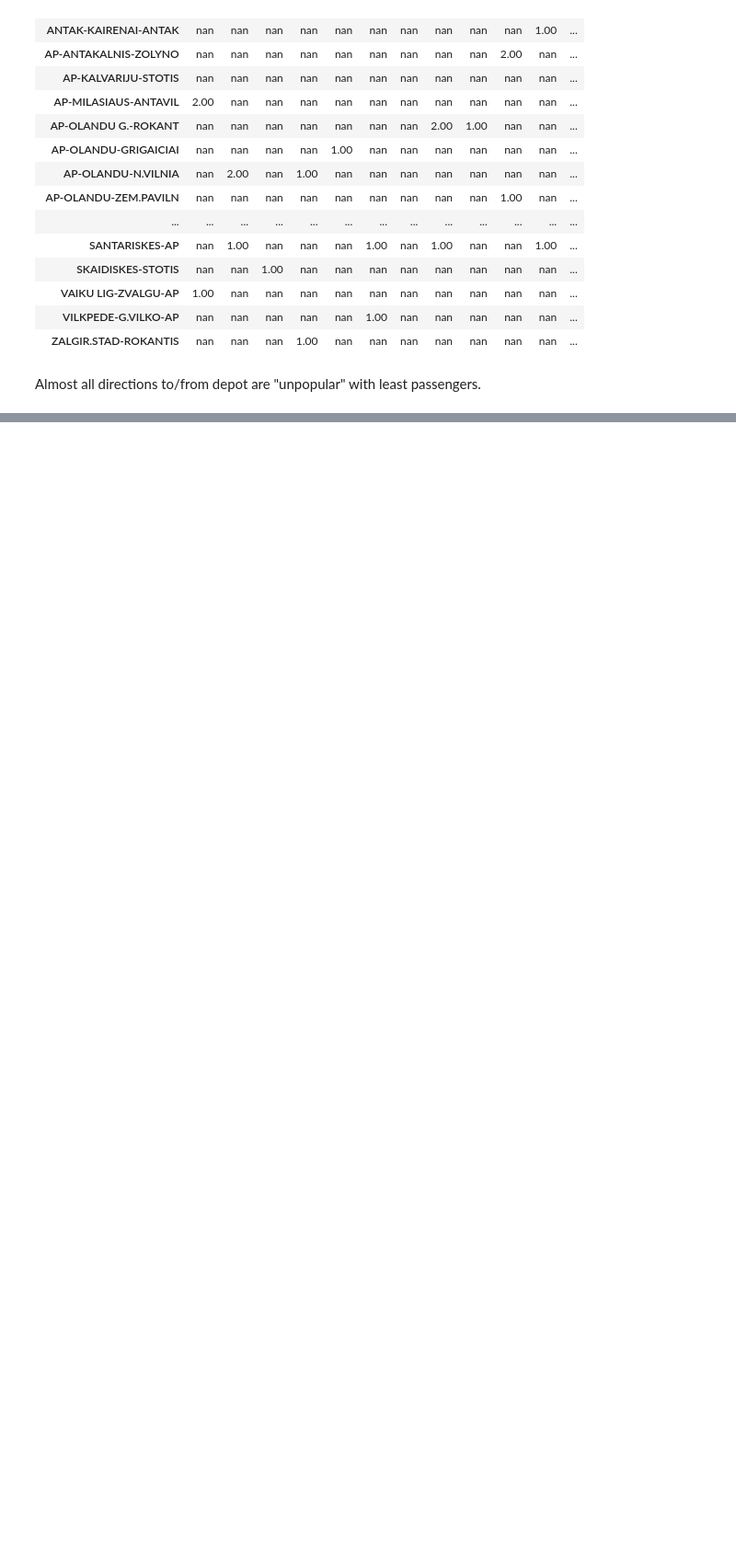
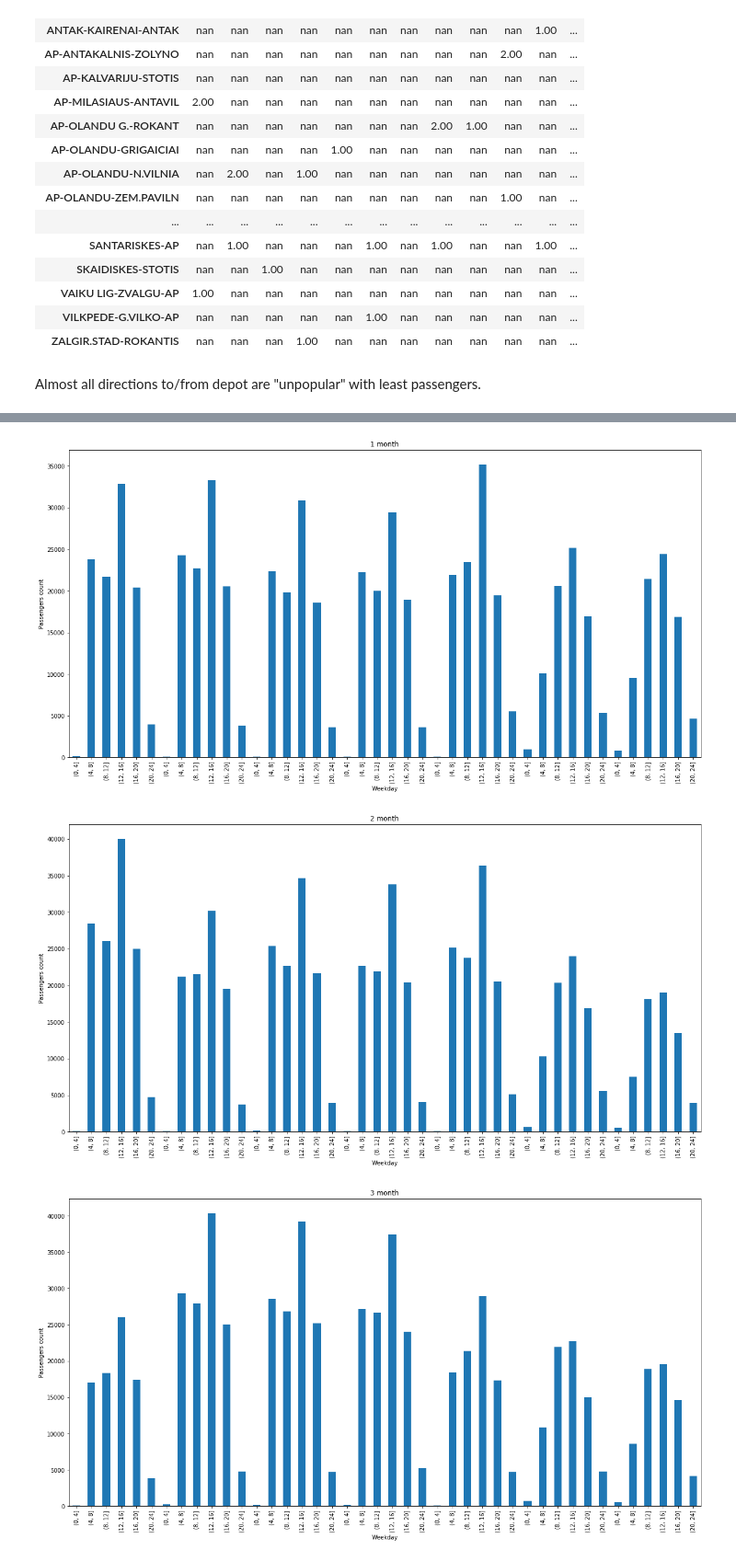
Before and after one commit to tomasrasymas/vilnius-public-transport-passengers-traffic-analysis, a Jupyter notebook: Vilnius public transport passengers traffic.ipynb, the cells around one changed output, grey strips where cells are left out. Shown at 92% size. Cells and saved outputs as stored; diff of their text form; code cells hidden in the pictures; blank space fills up the shorter version.

```diff
--- a/Vilnius public transport passengers traffic.ipynb
+++ b/Vilnius public transport passengers traffic.ipynb
@@ -471,0 +503,9 @@ Name: passengers_in, Length: 7913, dtype: int64
+# %%
+passengers_by_hours = df.groupby([
+    df['datetime'].dt.month.rename('month'),
+    df['datetime'].dt.weekday.rename('weekday'),
+    pd.cut(df['datetime'].dt.hour.rename('hour'), [0, 4, 8, 12, 16, 20, 24])])['passengers_in'].sum().reset_index()
+
+passengers_by_hours['weekday'] = passengers_by_hours['weekday'] + 1
+
+display(passengers_by_hours)
@@ -471,0 +531,14 @@ Name: passengers_in, Length: 7913, dtype: int64
+# %%
+passengers_by_hours = passengers_by_hours.set_index(passengers_by_hours['hour'])
+
+for month_num in range(1, 13):
+    ax = passengers_by_hours[passengers_by_hours['month'] == month_num][['passengers_in']].plot(kind='bar',
+                                                                                                figsize=(20, 10),
+                                                                                                legend=False)
+    ax.set_xlabel('Weekday')
+    ax.set_ylabel('Passengers count')
+    ax.set_title('%s month' % str(month_num))
+# %% [output]
+[figure, added]
+[figure, added]
+[figure, added]
```
Also changed, not shown: parts of 9 cells of this notebook.
